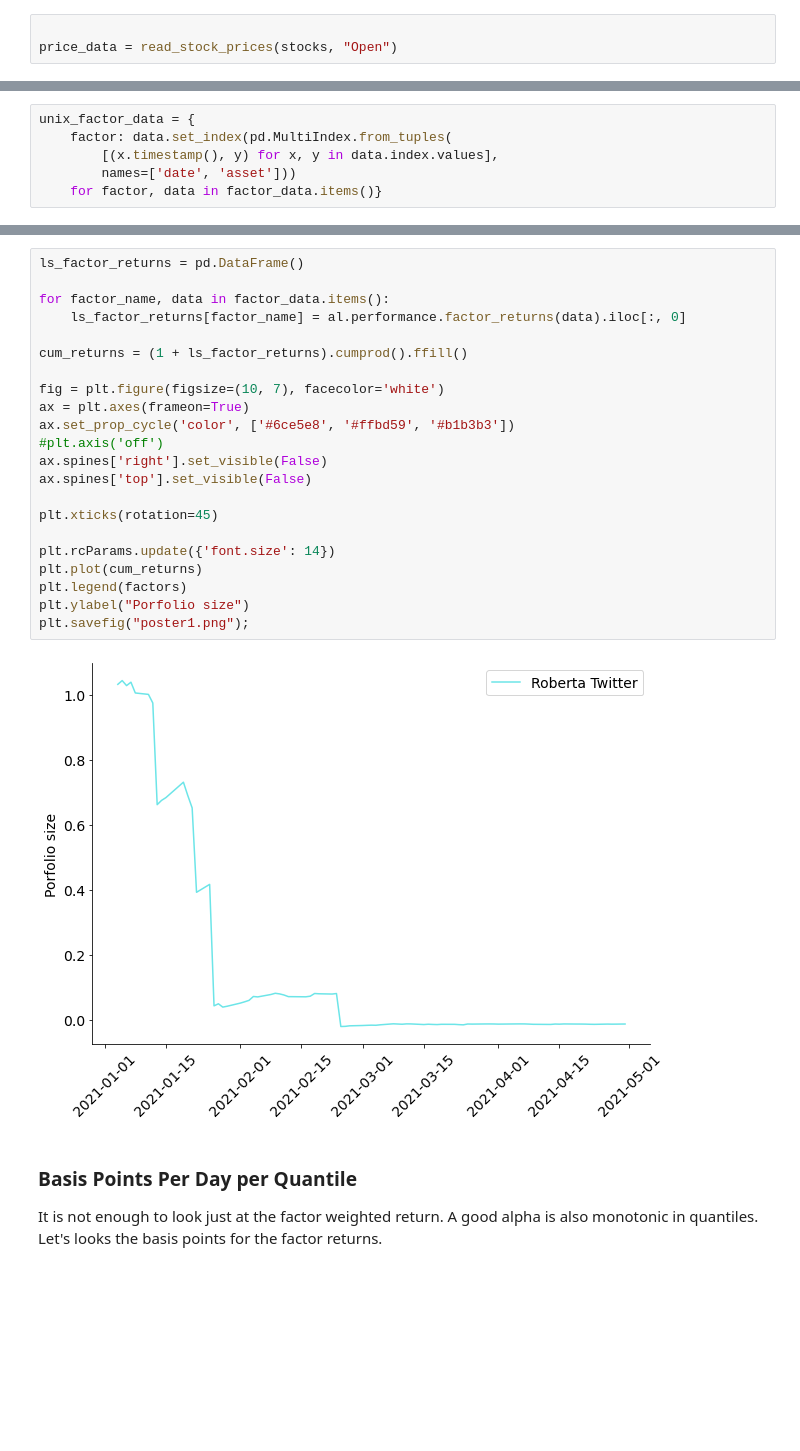
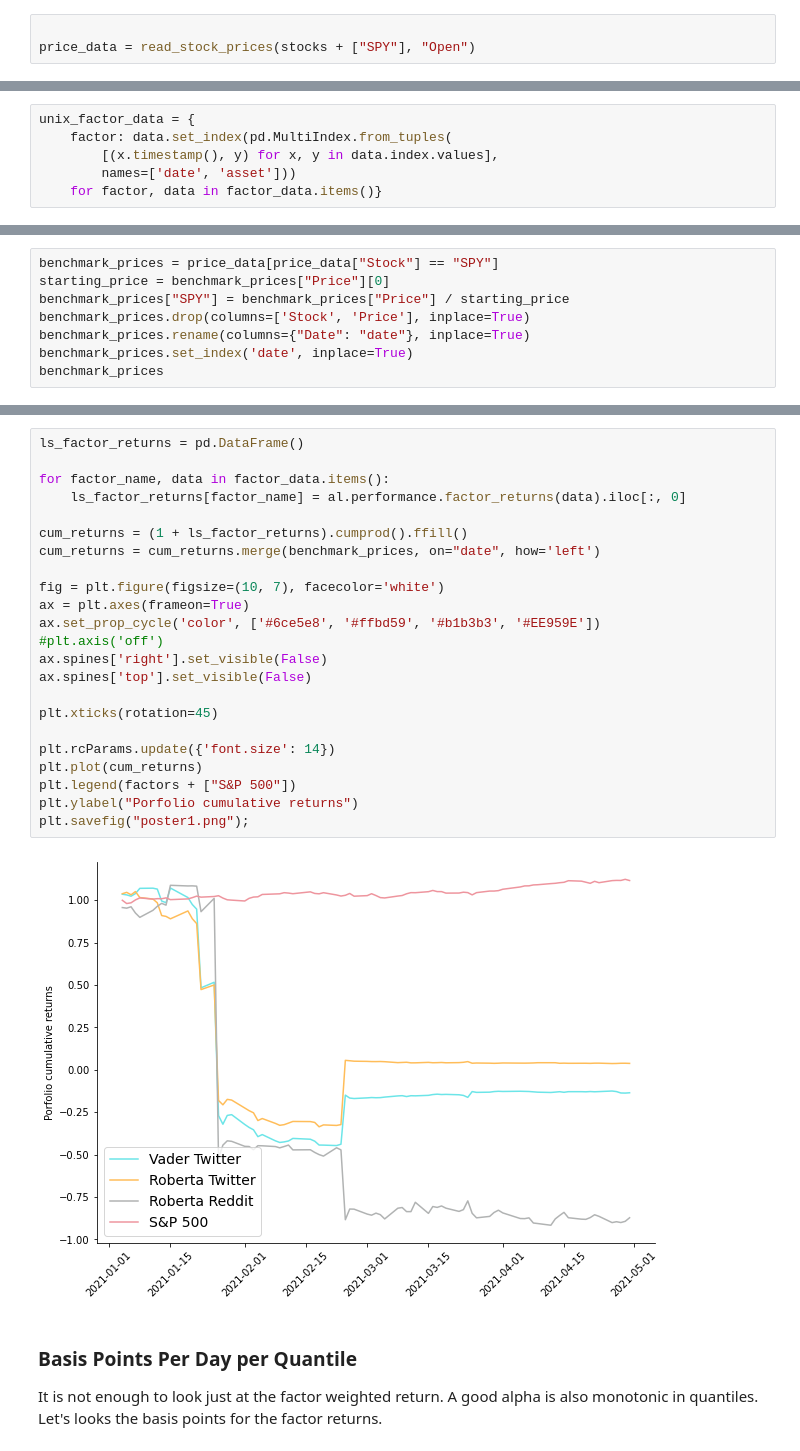
Before and after one commit to rometaidla/flash-boys, a Jupyter notebook: alphalens.ipynb, the cells around one changed output, grey strips where cells are left out. Saved outputs shown, nothing was run; the diff lists cells and outputs as text; blank space fills up the shorter version.

```diff
--- a/alphalens.ipynb
+++ b/alphalens.ipynb
@@ -87,7 +88,7 @@ sentiments_df
 ## Prices
 # %%
 
-price_data = read_stock_prices(stocks, "Open")
+price_data = read_stock_prices(stocks + ["SPY"], "Open")
 # %%
 sentiments_prices = pd.merge(sentiments_df, price_data,  how='left', on = ['Date','Stock'])
 sentiments_prices.dropna(inplace = True)
@@ -152,0 +160,8 @@ Let's view the factor returns over time. We should be seeing it generally move u
+# %%
+benchmark_prices = price_data[price_data["Stock"] == "SPY"]
+starting_price = benchmark_prices["Price"][0]
+benchmark_prices["SPY"] = benchmark_prices["Price"] / starting_price
+benchmark_prices.drop(columns=['Stock', 'Price'], inplace=True)
+benchmark_prices.rename(columns={"Date": "date"}, inplace=True)
+benchmark_prices.set_index('date', inplace=True)
+benchmark_prices
@@ -153,27 +183,28 @@ Let's view the factor returns over time. We should be seeing it generally move u
 # %%
 ls_factor_returns = pd.DataFrame()
 
 for factor_name, data in factor_data.items():
     ls_factor_returns[factor_name] = al.performance.factor_returns(data).iloc[:, 0]
 
 cum_returns = (1 + ls_factor_returns).cumprod().ffill()
+cum_returns = cum_returns.merge(benchmark_prices, on="date", how='left')
 
 fig = plt.figure(figsize=(10, 7), facecolor='white')
 ax = plt.axes(frameon=True)
-ax.set_prop_cycle('color', ['#6ce5e8', '#ffbd59', '#b1b3b3'])
+ax.set_prop_cycle('color', ['#6ce5e8', '#ffbd59', '#b1b3b3', '#EE959E'])
 #plt.axis('off')
 ax.spines['right'].set_visible(False)
 ax.spines['top'].set_visible(False)
 
 plt.xticks(rotation=45)
 
 plt.rcParams.update({'font.size': 14})
 plt.plot(cum_returns)
-plt.legend(factors)
-plt.ylabel("Porfolio size")
+plt.legend(factors + ["S&P 500"])
+plt.ylabel("Porfolio cumulative returns")
 plt.savefig("poster1.png");
 # %% [output]
-[figure, old version]
+[figure, new version]
 # %% [markdown]
 ### Basis Points Per Day per Quantile
 It is not enough to look just at the factor weighted return. A good alpha is also monotonic in quantiles. Let's looks the basis points for the factor returns.
```
Also changed, not shown: parts of 10 cells of this notebook, 3 other files.
